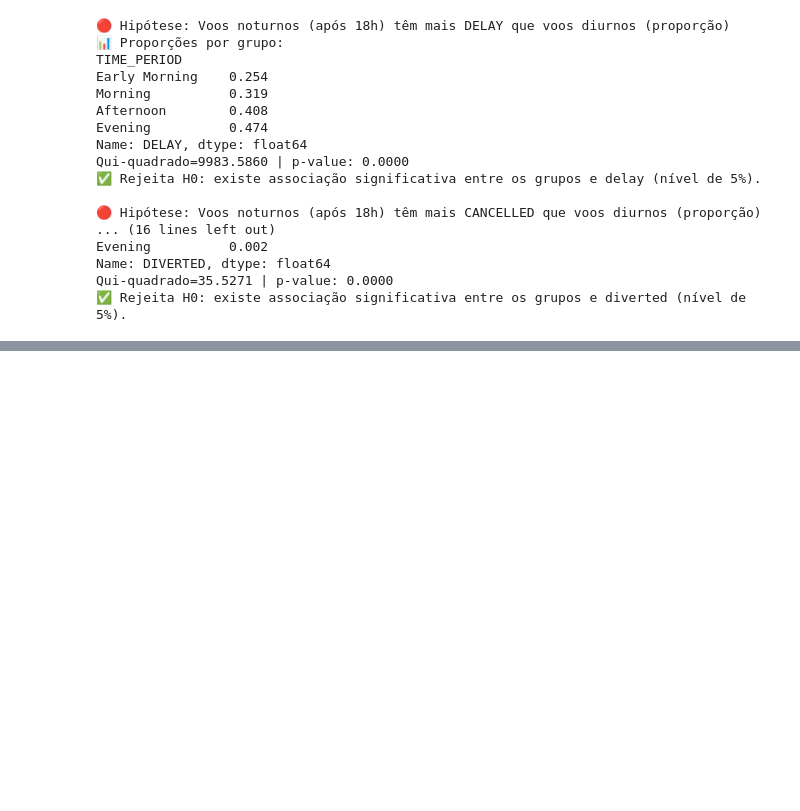
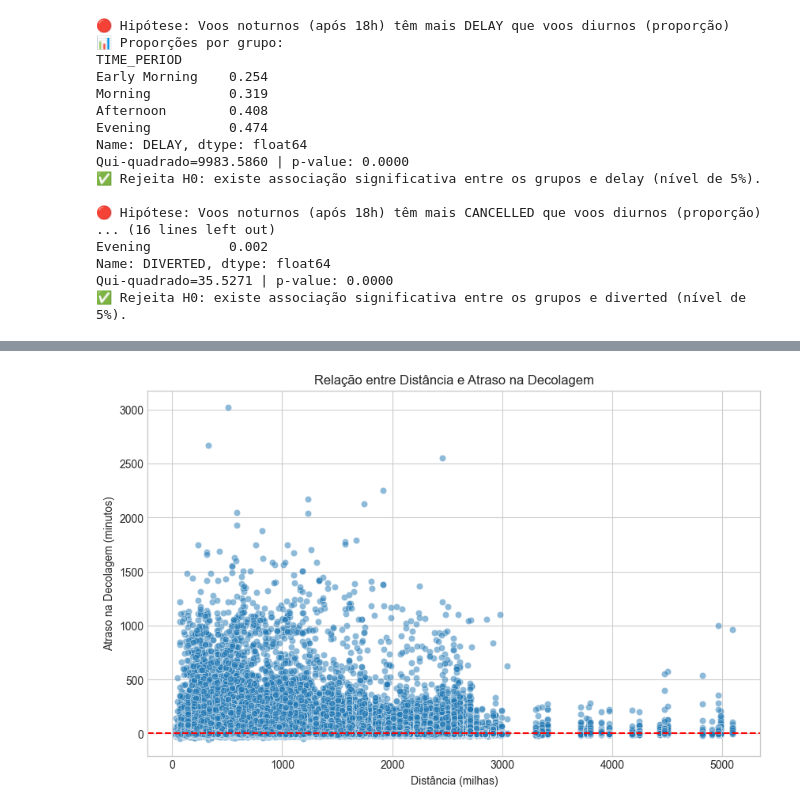
Before and after one commit to vitoriapguimaraes/Python-AnaliseVoos, a Jupyter notebook: scripts/script-ianna.ipynb, the cells around one changed output, grey strips where cells are left out. Drawn from its saved outputs; the diff is of its cells as text; code cells hidden in the pictures; blank space fills up the shorter version.

Commit message:
modelo de regressão linear

```diff
--- a/scripts/script-ianna.ipynb
+++ b/scripts/script-ianna.ipynb
@@ -2172,0 +2145,21 @@ Interpretação: O risco de cancelamento em voos noturnos é 1.78 vezes maior.
+# %%
+# One-hot encode AIRLINE_Description
+df_regression = pd.get_dummies(df_regression, columns=["AIRLINE_Description"], prefix="AIRLINE", drop_first=True)
+# %%
+# Converter colunas categóricas para numéricas para regressão
+df_regression['DAY_OF_WEEK_NUM'] = df_regression['DAY_OF_WEEK'].astype('category').cat.codes
+df_regression['TIME_OF_DAY_NUM'] = df_regression['TIME_PERIOD'].astype('category').cat.codes
+# %%
+# Remover colunas originais categóricas e outras não numéricas/booleanas
+cols_to_drop_final = [
+    'FL_DATE', 'AIRLINE_CODE', 'ORIGIN', 'ORIGIN_CITY', 'DEST', 'DEST_CITY',
+    'CANCELLATION_CODE', 'AIRLINE_TYPE', 'DISTANCE_GROUP', 'MONTH_PERIOD',
+    'DAY_OF_WEEK', 'TIME_PERIOD' # Remover as colunas categóricas originais
+]
+df_regression = df_regression.drop(columns=[col for col in cols_to_drop_final if col in df_regression.columns], errors='ignore')
+# %%
+# Garantir que todas as colunas restantes sejam numéricas ou booleanas
+# Convertendo colunas booleanas para int para compatibilidade com statsmodels
+for col in df_regression.select_dtypes(include=[bool]).columns:
+    df_regression[col] = df_regression[col].astype(int)
+df_regression = df_regression.select_dtypes(include=[np.number])
@@ -2172,0 +2416,11 @@ Interpretação: O risco de cancelamento em voos noturnos é 1.78 vezes maior.
+# %%
+# Gráfico de dispersão para DISTANCE vs DEP_DELAY
+plt.figure(figsize=(10, 6))
+sns.scatterplot(data=df_regression, x='DISTANCE', y='DEP_DELAY', alpha=0.5)
+plt.title('Relação entre Distância e Atraso na Decolagem')
+plt.xlabel('Distância (milhas)')
+plt.ylabel('Atraso na Decolagem (minutos)')
+plt.axhline(y=0, color='r', linestyle='--')  # Linha de zero atraso
+plt.show()
+# %% [output]
+[figure, added]
```
Also changed, not shown: parts of 65 cells of this notebook.
